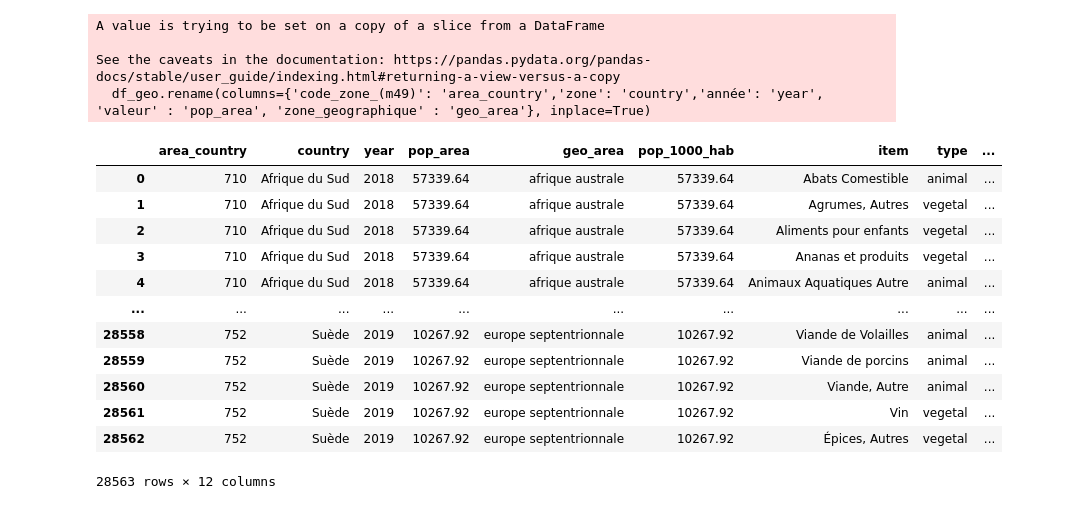
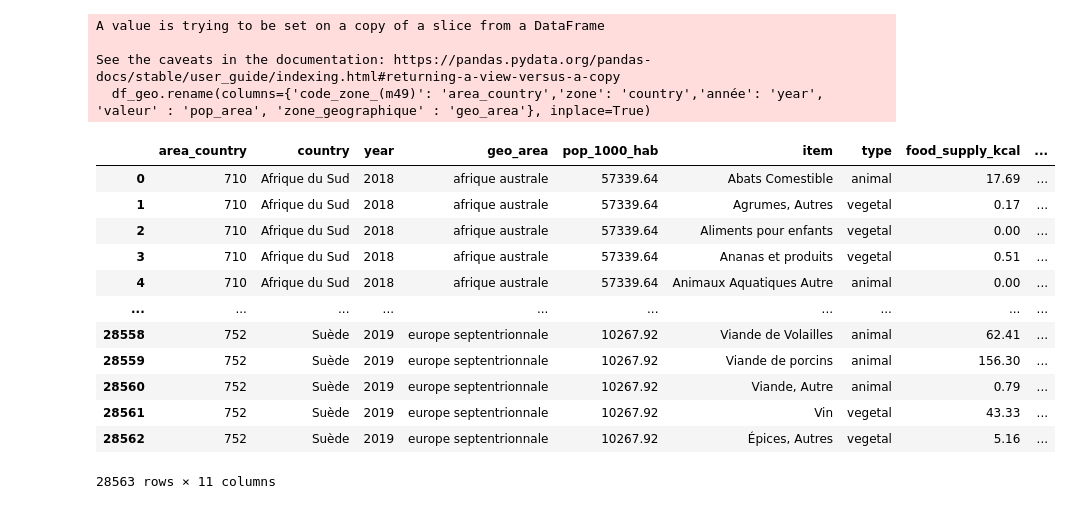
Before and after one commit to Melobgn/Brief-pandas-SEM, a Jupyter notebook: dataframes.ipynb, the cells around one changed output. Saved outputs shown, nothing was run; the diff lists cells and outputs as text; code cells hidden in the pictures.

```diff
--- a/dataframes.ipynb
+++ b/dataframes.ipynb
@@ -313,20 +313,22 @@ A value is trying to be set on a copy of a slice from a DataFrame
 
 See the caveats in the documentation: https://pandas.pydata.org/pandas-docs/stable/user_guide/indexing.html#returning-a-view-versus-a-copy
   df_geo.rename(columns={'code_zone_(m49)': 'area_country','zone': 'country','année': 'year', 'valeur' : 'pop_area', 'zone_geographique' : 'geo_area'}, inplace=True)
-# %%
-df = pd.merge(df_geo, df, on=['area_country', 'country', 'year'])
-df
-# %% [output]
-|  | area_country | country | year | pop_area | geo_area | pop_1000_hab | item | type | ... |
-| 0 | 710 | Afrique du Sud | 2018 | 57339.64 | afrique australe | 57339.64 | Abats Comestible | animal | ... |
-| 1 | 710 | Afrique du Sud | 2018 | 57339.64 | afrique australe | 57339.64 | Agrumes, Autres | vegetal | ... |
-| 2 | 710 | Afrique du Sud | 2018 | 57339.64 | afrique australe | 57339.64 | Aliments pour enfants | vegetal | ... |
-| 3 | 710 | Afrique du Sud | 2018 | 57339.64 | afrique australe | 57339.64 | Ananas et produits | vegetal | ... |
-| 4 | 710 | Afrique du Sud | 2018 | 57339.64 | afrique australe | 57339.64 | Animaux Aquatiques Autre | animal | ... |
-| ... | ... | ... | ... | ... | ... | ... | ... | ... | ... |
-| 28558 | 752 | Suède | 2019 | 10267.92 | europe septentrionnale | 10267.92 | Viande de Volailles | animal | ... |
-| 28559 | 752 | Suède | 2019 | 10267.92 | europe septentrionnale | 10267.92 | Viande de porcins | animal | ... |
-| 28560 | 752 | Suède | 2019 | 10267.92 | europe septentrionnale | 10267.92 | Viande, Autre | animal | ... |
-| 28561 | 752 | Suède | 2019 | 10267.92 | europe septentrionnale | 10267.92 | Vin | vegetal | ... |
-| 28562 | 752 | Suède | 2019 | 10267.92 | europe septentrionnale | 10267.92 | Épices, Autres | vegetal | ... |
-28563 rows × 12 columns
+# %%
+df = pd.merge(df_geo, df, on=['area_country', 'country', 'year'])
+df = df.drop("pop_area", axis='columns')
+df = df.rename(columns={'food_supply_(Kcal/capital/day)' : 'food_supply_kcal', 'food_supply_quantity_(kg/capital/day)' : 'food_supply_quantity_kg', 'fat_supply_quantity_(g/capital/day)' : 'fat_supply_quantity_g', 'protein_supply_quantity_(g/capital/day)' : 'protein_supply_quantity_g'})
+df
+# %% [output]
+|  | area_country | country | year | geo_area | pop_1000_hab | item | type | food_supply_kcal | ... |
+| 0 | 710 | Afrique du Sud | 2018 | afrique australe | 57339.64 | Abats Comestible | animal | 17.69 | ... |
+| 1 | 710 | Afrique du Sud | 2018 | afrique australe | 57339.64 | Agrumes, Autres | vegetal | 0.17 | ... |
+| 2 | 710 | Afrique du Sud | 2018 | afrique australe | 57339.64 | Aliments pour enfants | vegetal | 0.00 | ... |
+| 3 | 710 | Afrique du Sud | 2018 | afrique australe | 57339.64 | Ananas et produits | vegetal | 0.51 | ... |
+| 4 | 710 | Afrique du Sud | 2018 | afrique australe | 57339.64 | Animaux Aquatiques Autre | animal | 0.00 | ... |
+| ... | ... | ... | ... | ... | ... | ... | ... | ... | ... |
+| 28558 | 752 | Suède | 2019 | europe septentrionnale | 10267.92 | Viande de Volailles | animal | 62.41 | ... |
+| 28559 | 752 | Suède | 2019 | europe septentrionnale | 10267.92 | Viande de porcins | animal | 156.30 | ... |
+| 28560 | 752 | Suède | 2019 | europe septentrionnale | 10267.92 | Viande, Autre | animal | 0.79 | ... |
+| 28561 | 752 | Suède | 2019 | europe septentrionnale | 10267.92 | Vin | vegetal | 43.33 | ... |
+| 28562 | 752 | Suède | 2019 | europe septentrionnale | 10267.92 | Épices, Autres | vegetal | 5.16 | ... |
+28563 rows × 11 columns
```
Also changed, not shown: parts of 3 cells of this notebook.
